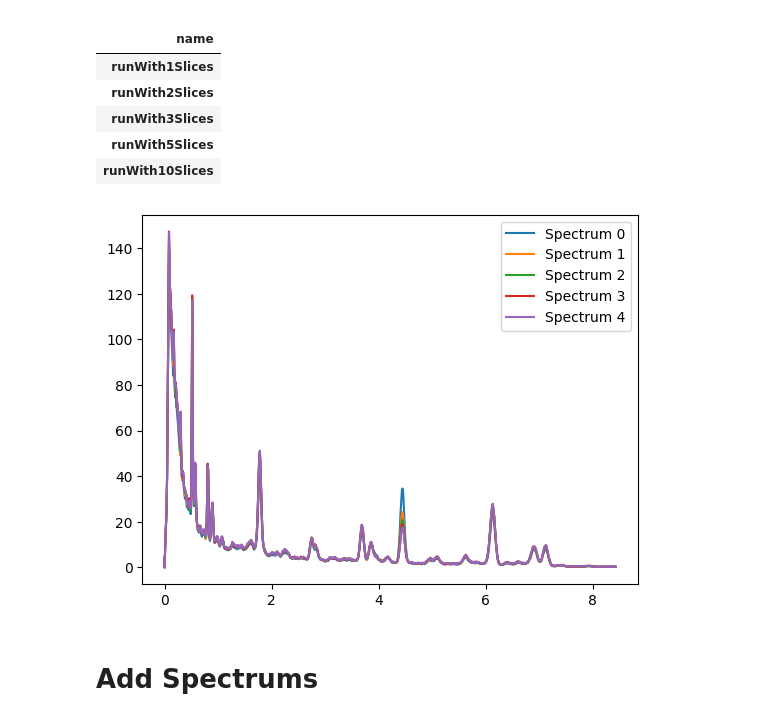
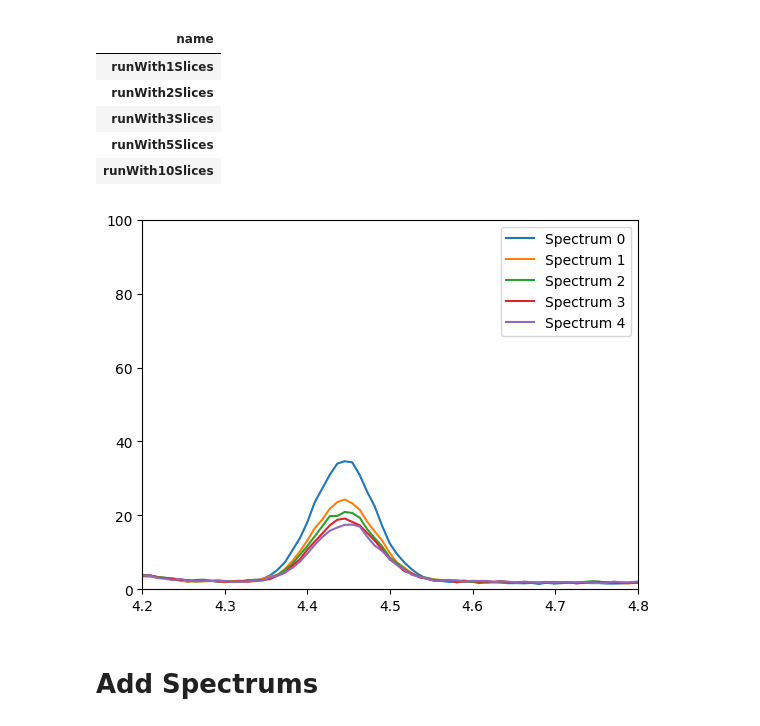
Before and after one commit to JoseACortes/USDAFall2024, a Jupyter notebook: Analysis/SoilInSections/inspect.ipynb, the cells around one changed output. Saved outputs shown, nothing was run; the diff lists cells and outputs as text; code cells hidden in the pictures.

```diff
--- a/Analysis/SoilInSections/inspect.ipynb
+++ b/Analysis/SoilInSections/inspect.ipynb
@@ -42,13 +42,13 @@ trials
 # %%
 plt.figure()
 for _, spectrum in enumerate(spectrums):
     plt.plot(bins, spectrum[0][:], label='Spectrum '+str(_))
 plt.legend()
-# plt.xlim(4.2, 4.8)
-# plt.ylim(0, 100)
+plt.xlim(4.2, 4.8)
+plt.ylim(0, 100)
 plt.show()
 # %% [output]
-[figure, old version]
+[figure, new version]
 # %% [markdown]
 # Add Spectrums
 # %%
```
Also changed, not shown: 41 other files.
